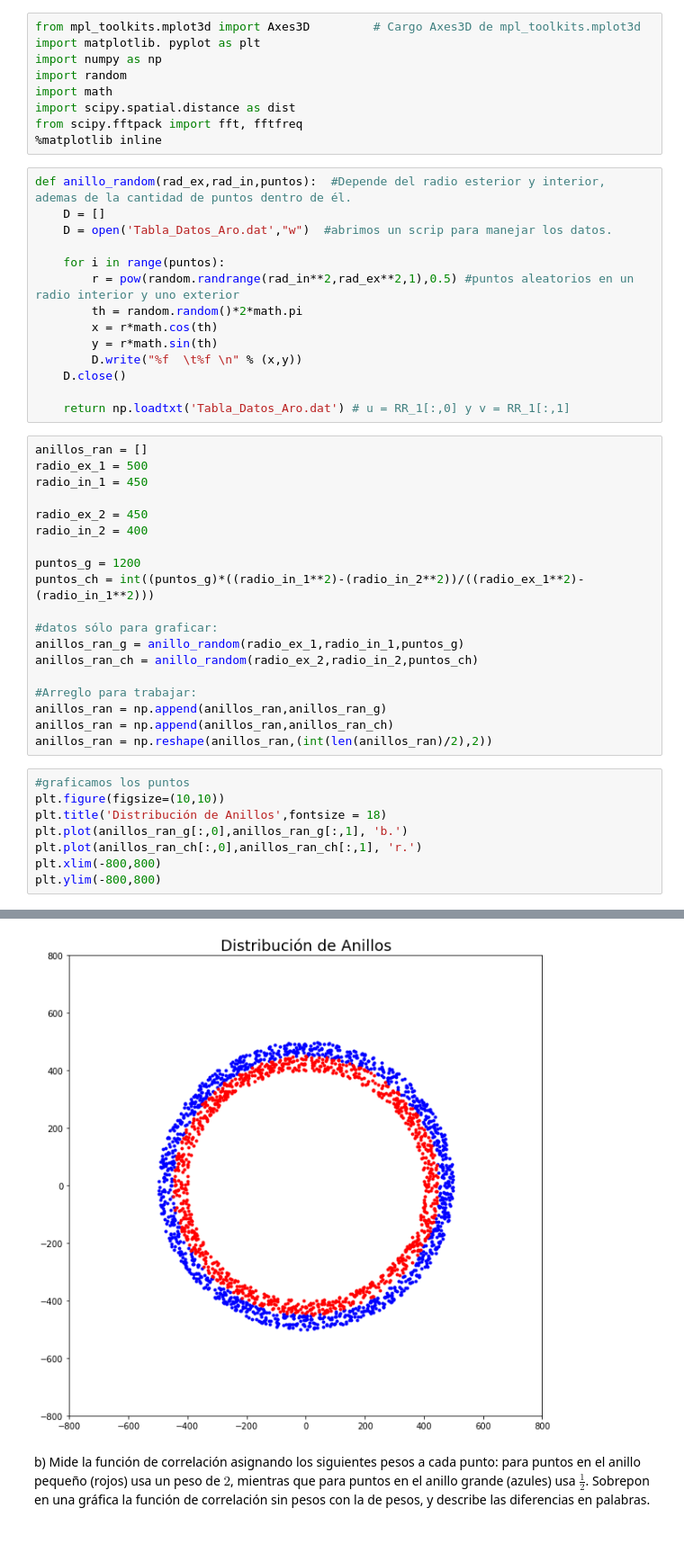
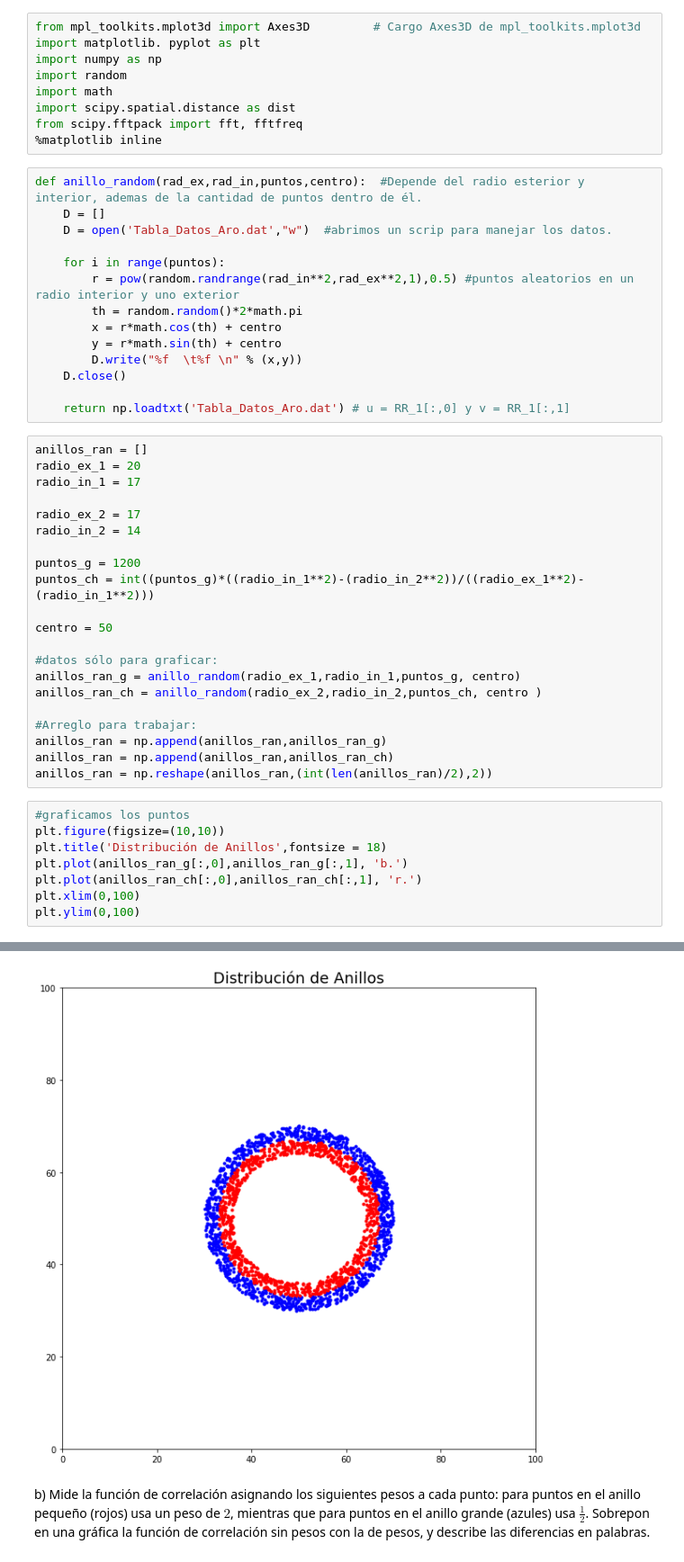
Before and after one commit to CosmoStats/cosmostats2018-Oscar2401, a Jupyter notebook: 2daParte/Ejercicio5/Ejercicio_5_Proyecto.ipynb, the cells around one changed output, grey strips where cells are left out. Shown: that part at 90% size. Drawn from its saved outputs; the diff is of its cells as text.

```diff
--- a/2daParte/Ejercicio5/Ejercicio_5_Proyecto.ipynb
+++ b/2daParte/Ejercicio5/Ejercicio_5_Proyecto.ipynb
@@ -12,33 +12,35 @@ import scipy.spatial.distance as dist
 from scipy.fftpack import fft, fftfreq
 %matplotlib inline
 # %%
-def anillo_random(rad_ex,rad_in,puntos):  #Depende del radio esterior y interior, ademas de la cantidad de puntos dentro de él.
+def anillo_random(rad_ex,rad_in,puntos,centro):  #Depende del radio esterior y interior, ademas de la cantidad de puntos dentro de él.
     D = []
     D = open('Tabla_Datos_Aro.dat',"w")  #abrimos un scrip para manejar los datos.
 
     for i in range(puntos):
         r = pow(random.randrange(rad_in**2,rad_ex**2,1),0.5) #puntos aleatorios en un radio interior y uno exterior
         th = random.random()*2*math.pi
-        x = r*math.cos(th)
-        y = r*math.sin(th)
+        x = r*math.cos(th) + centro
+        y = r*math.sin(th) + centro
         D.write("%f  \t%f \n" % (x,y))
     D.close()
 
     return np.loadtxt('Tabla_Datos_Aro.dat') # u = RR_1[:,0] y v = RR_1[:,1]
 # %%
 anillos_ran = []
-radio_ex_1 = 500
-radio_in_1 = 450
+radio_ex_1 = 20
+radio_in_1 = 17
 
-radio_ex_2 = 450
-radio_in_2 = 400
+radio_ex_2 = 17
+radio_in_2 = 14
 
 puntos_g = 1200
 puntos_ch = int((puntos_g)*((radio_in_1**2)-(radio_in_2**2))/((radio_ex_1**2)-(radio_in_1**2)))
 
+centro = 50
+
 #datos sólo para graficar:
-anillos_ran_g = anillo_random(radio_ex_1,radio_in_1,puntos_g)
-anillos_ran_ch = anillo_random(radio_ex_2,radio_in_2,puntos_ch)
+anillos_ran_g = anillo_random(radio_ex_1,radio_in_1,puntos_g, centro)
+anillos_ran_ch = anillo_random(radio_ex_2,radio_in_2,puntos_ch, centro )
 
 #Arreglo para trabajar:
 anillos_ran = np.append(anillos_ran,anillos_ran_g)
@@ -50,6 +52,6 @@ plt.figure(figsize=(10,10))
 plt.title('Distribución de Anillos',fontsize = 18)
 plt.plot(anillos_ran_g[:,0],anillos_ran_g[:,1], 'b.')
 plt.plot(anillos_ran_ch[:,0],anillos_ran_ch[:,1], 'r.')
-plt.xlim(-800,800)
-plt.ylim(-800,800)
+plt.xlim(0,100)
+plt.ylim(0,100)
 # %% [output]
@@ -57,4 +59,4 @@ plt.ylim(-800,800)
-[figure, old version]
+[figure, new version]
 # %% [markdown]
 b) Mide la función de correlación asignando los siguientes pesos a cada punto: para puntos en el anillo pequeño (rojos) usa un peso de $2$, mientras que para puntos en el anillo grande (azules) usa $\frac{1}{2}$. Sobrepon en una gráfica la función de correlación sin pesos con la de pesos, y describe las diferencias en palabras.
 # %% [markdown]
```
Also changed, not shown: parts of 13 cells of this notebook, 5 other files.
